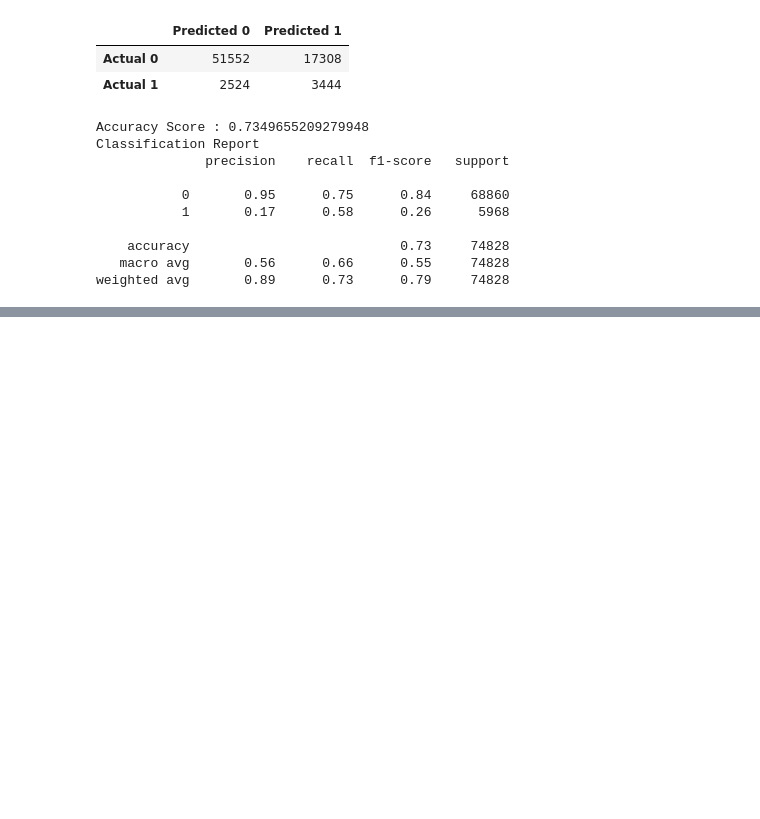
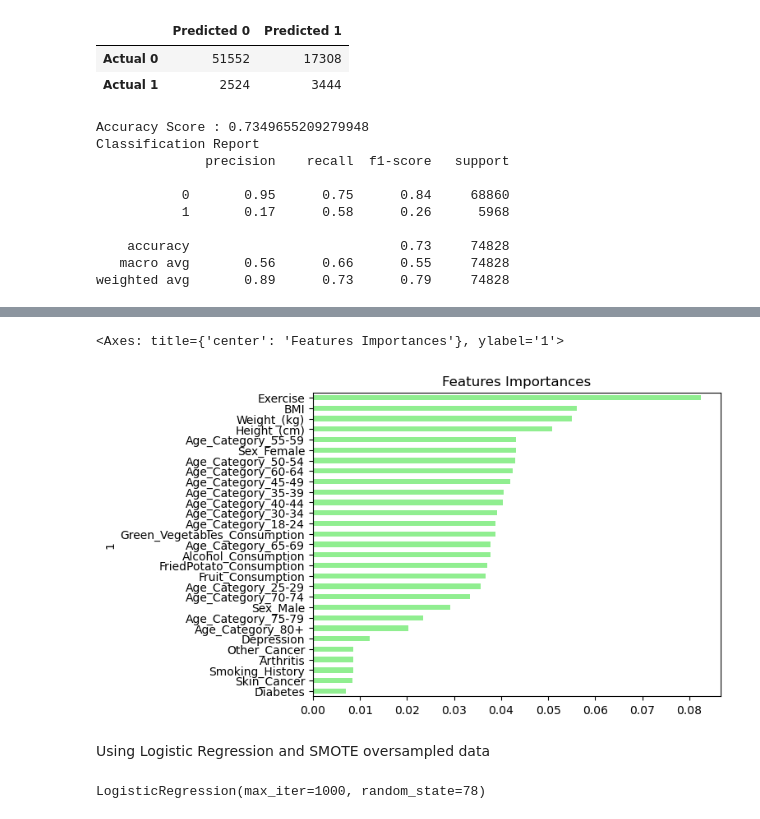
Before and after one commit to nickbrannum02/Project-4, a Jupyter notebook: model_testing.ipynb, the cells around one changed output, grey strips where cells are left out. Cells and saved outputs as stored; diff of their text form; code cells hidden in the pictures; blank space fills up the shorter version.

Commit message:
added smote oversampling & nn models

```diff
--- a/model_testing.ipynb
+++ b/model_testing.ipynb
@@ -478,0 +490,16 @@ weighted avg       0.89      0.73      0.79     74828
+# %%
+# Oversample data using SMOTE
+oversample = SMOTE(random_state=78)
+X_train_smote, y_train_smote = oversample.fit_resample(X_train, y_train)
+# %%
+# Scale Data
+X_scaler = scaler.fit(X_train_smote)
+X_train_scaled_smote = X_scaler.transform(X_train_smote)
+X_test_scaled_smote = X_scaler.transform(X_test)
+# %%
+# Create new rf_model
+rf_model_smote = RandomForestClassifier(n_estimators=500, random_state=78)
+# %%
+rf_model_smote = rf_model_smote.fit(X_train_scaled_smote, y_train_smote)
+# Making predictions using the testing data
+predictions = rf_model_smote.predict(X_test_scaled_smote)
@@ -478,0 +560,13 @@ weighted avg       0.89      0.73      0.79     74828
+# %%
+# Visualize the features by importance
+importances_df = pd.DataFrame(sorted(zip(rf_model_smote.feature_importances_, features_df.columns), reverse=True))
+importances_df.set_index(importances_df[1], inplace=True)
+importances_df.drop(columns=1, inplace=True)
+importances_df.rename(columns={0: 'Feature Importances'}, inplace=True)
+importances_sorted = importances_df.sort_values(by='Feature Importances')
+importances_sorted.plot(kind='barh', color='lightgreen', title= 'Features Importances', legend=False)
+# %% [output]
+<Axes: title={'center': 'Features Importances'}, ylabel='1'>
+[figure, added]
+# %% [markdown]
+Using Logistic Regression and SMOTE oversampled data
@@ -478,0 +577,4 @@ weighted avg       0.89      0.73      0.79     74828
+# %%
+classifier.fit(X_train_scaled_smote, y_train_smote)
+# %% [output]
+LogisticRegression(max_iter=1000, random_state=78)
```
Also changed, not shown: parts of 40 cells of this notebook.
